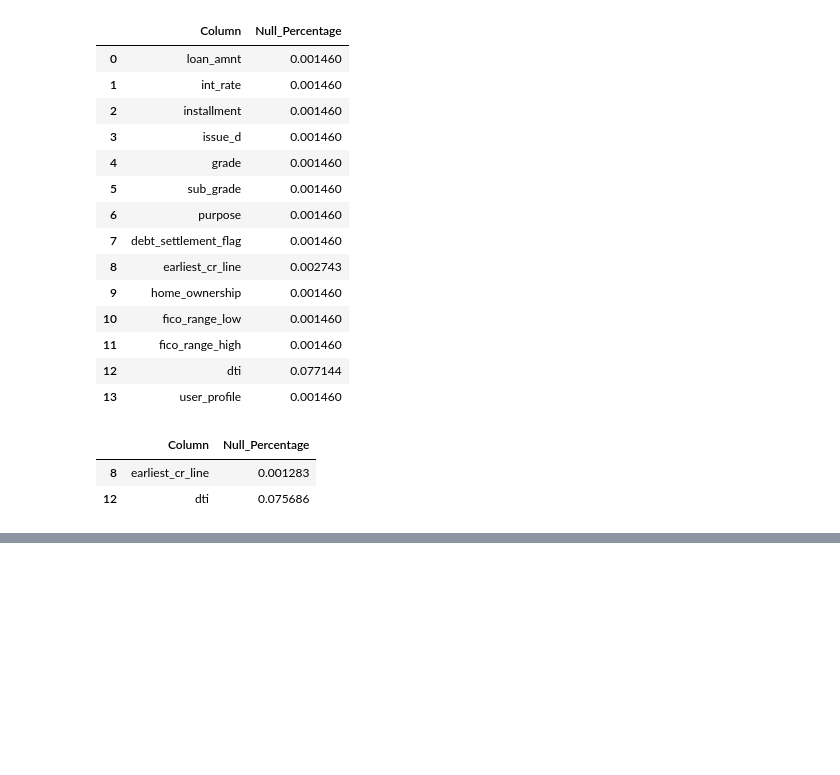
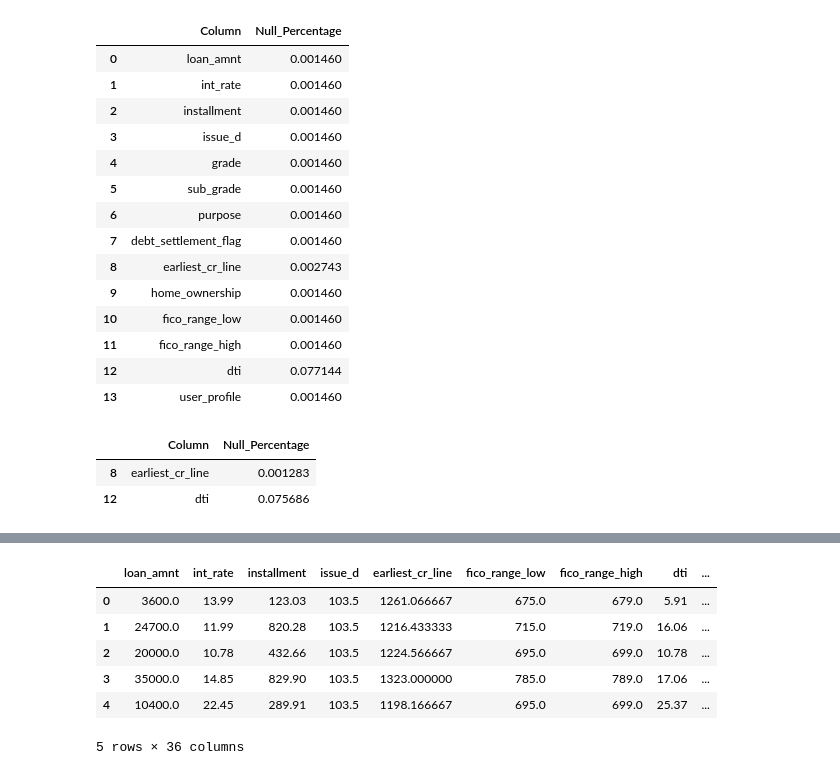
Before and after one commit to Kritika-19/loan-lending, a Jupyter notebook: notebooks/feature_engg.ipynb, the cells around one changed output, grey strips where cells are left out. Saved outputs shown, nothing was run; the diff lists cells and outputs as text; code cells hidden in the pictures; blank space fills up the shorter version.

```diff
--- a/notebooks/feature_engg.ipynb
+++ b/notebooks/feature_engg.ipynb
@@ -103,0 +153,6 @@ For example, when doing 'df[col].method(value, inplace=True)', try using 'df.met
+# %%
+# Finalizing the grade columns
+for col in grade_cols:
+    df_selected[col] = df_selected[col].apply(int) * df_selected['sub_grade_no']
+df_selected = df_selected.drop(['sub_grade_no', 'sub_grade'], axis=1)
+df_selected.head()
@@ -103,0 +171,21 @@ For example, when doing 'df[col].method(value, inplace=True)', try using 'df.met
+# %%
+df_selected['home_ownership'] = df_selected['home_ownership'].apply(lambda x: x if x in ['MORTGAGE', 'RENT', 'OWN'] else 'OTHER')
+# %%
+# One-hot encoding for categorical columns
+cat_cols = ['home_ownership', 'debt_settlement_flag', 'purpose']
+df_one_hot_enc = pd.get_dummies(df_selected, columns=['home_ownership', 'debt_settlement_flag', 'purpose'])
+
+# Convert all columns to integer
+for col in list(df_one_hot_enc.columns):
+    for cat_col in cat_cols:
+        if cat_col in col:
+            df_one_hot_enc[col] = df_one_hot_enc[col].apply(int)
+df_one_hot_enc.head()
+# %% [output]
+|  | loan_amnt | int_rate | installment | issue_d | earliest_cr_line | fico_range_low | fico_range_high | dti | ... |
+| 0 | 3600.0 | 13.99 | 123.03 | 103.5 | 1261.066667 | 675.0 | 679.0 | 5.91 | ... |
+| 1 | 24700.0 | 11.99 | 820.28 | 103.5 | 1216.433333 | 715.0 | 719.0 | 16.06 | ... |
+| 2 | 20000.0 | 10.78 | 432.66 | 103.5 | 1224.566667 | 695.0 | 699.0 | 10.78 | ... |
+| 3 | 35000.0 | 14.85 | 829.90 | 103.5 | 1323.000000 | 785.0 | 789.0 | 17.06 | ... |
+| 4 | 10400.0 | 22.45 | 289.91 | 103.5 | 1198.166667 | 695.0 | 699.0 | 25.37 | ... |
+5 rows × 36 columns
```
Also changed, not shown: parts of 14 cells of this notebook, 1 other file.
